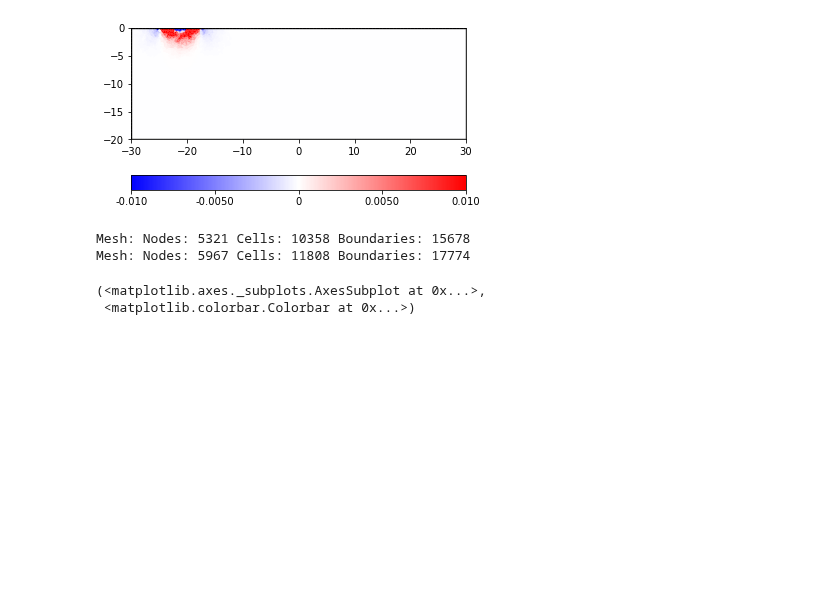
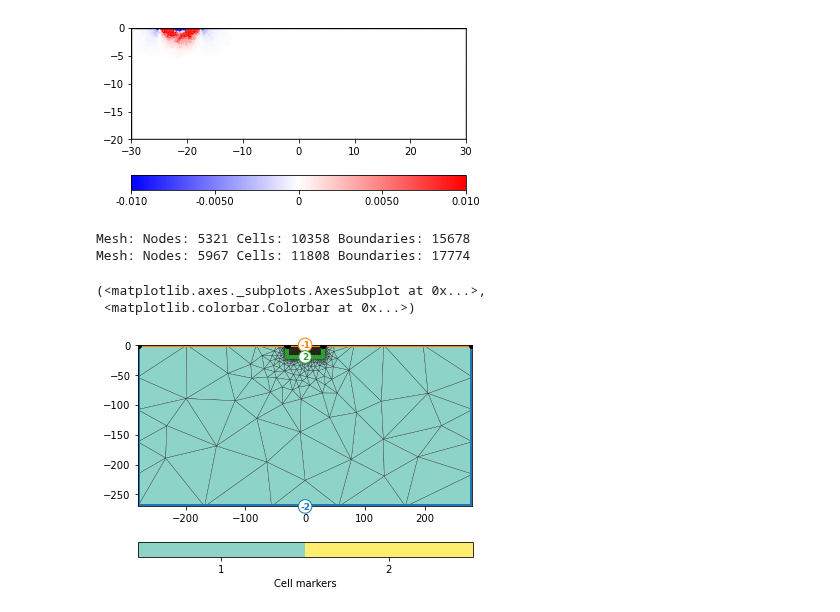
Before and after one commit to gimli-org/notebooks, a Jupyter notebook: issues/320/issue320.ipynb, the cells around one changed output. Cells and saved outputs as stored; diff of their text form; code cells hidden in the pictures; blank space fills up the shorter version.

```diff
--- a/issues/320/issue320.ipynb
+++ b/issues/320/issue320.ipynb
@@ -33,14 +38,14 @@ pg.show(fop.paraDomain, J[0,:], cMin=-0.01, cMax=0.01, cMap="bwr")
  <matplotlib.colorbar.Colorbar at 0x...>)
 [figure]
 # %%
-grid = pg.meshtools.appendTriangleBoundary(mesh, marker=1,
-                                           xbound=250, ybound=250)
 print(mesh)
-print(grid)
-pg.show(grid, markers=True, showMesh=True)
+bigMesh = pg.meshtools.appendTriangleBoundary(mesh, marker=1, xbound=250, ybound=250)
+print(bigMesh)
+pg.show(bigMesh, markers=True, showMesh=True)
 # %% [output]
 Mesh: Nodes: 5321 Cells: 10358 Boundaries: 15678
 Mesh: Nodes: 5967 Cells: 11808 Boundaries: 17774
 (<matplotlib.axes._subplots.AxesSubplot at 0x...>,
  <matplotlib.colorbar.Colorbar at 0x...>)
+[figure, added]
 # %%
```
Also changed, not shown: parts of 7 cells of this notebook.
